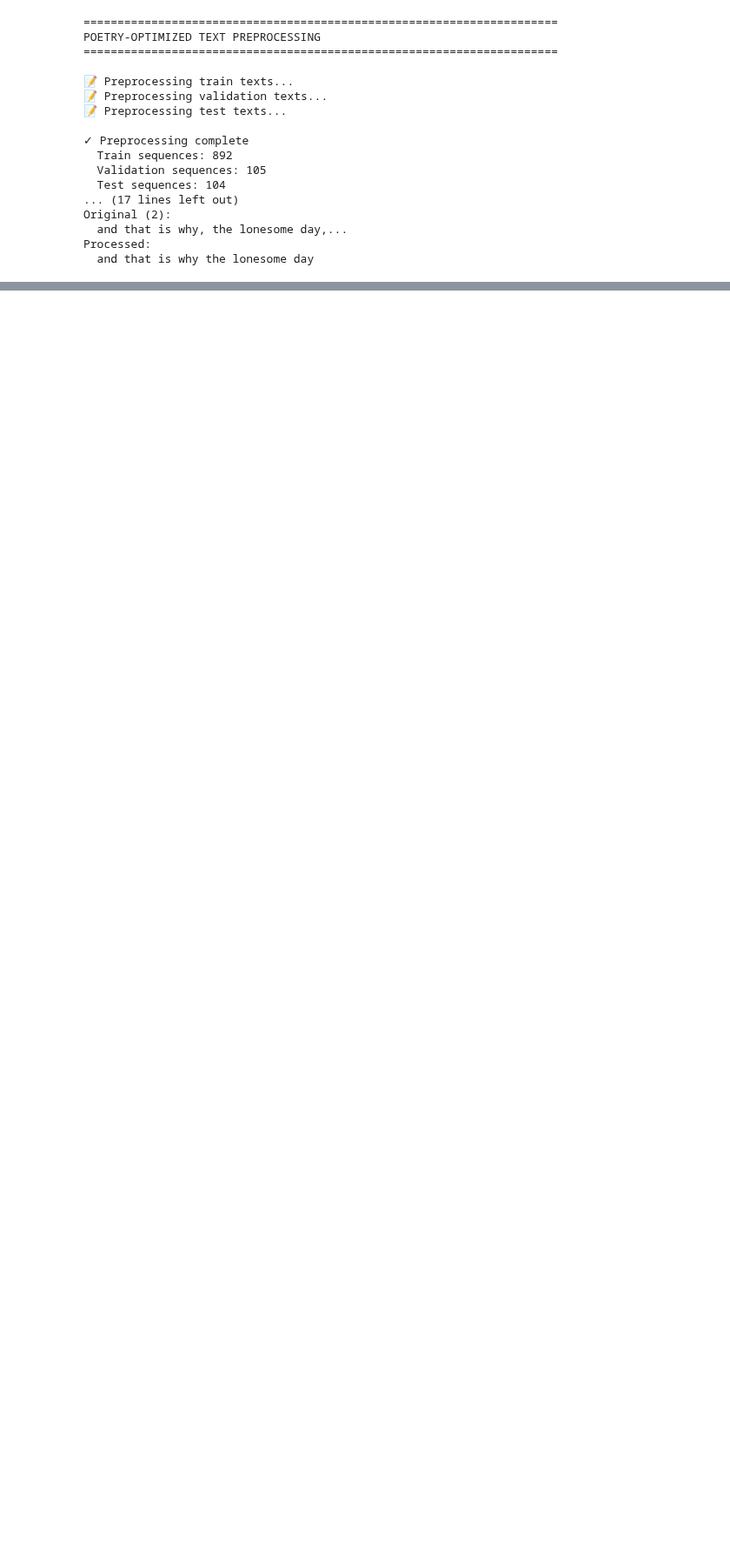
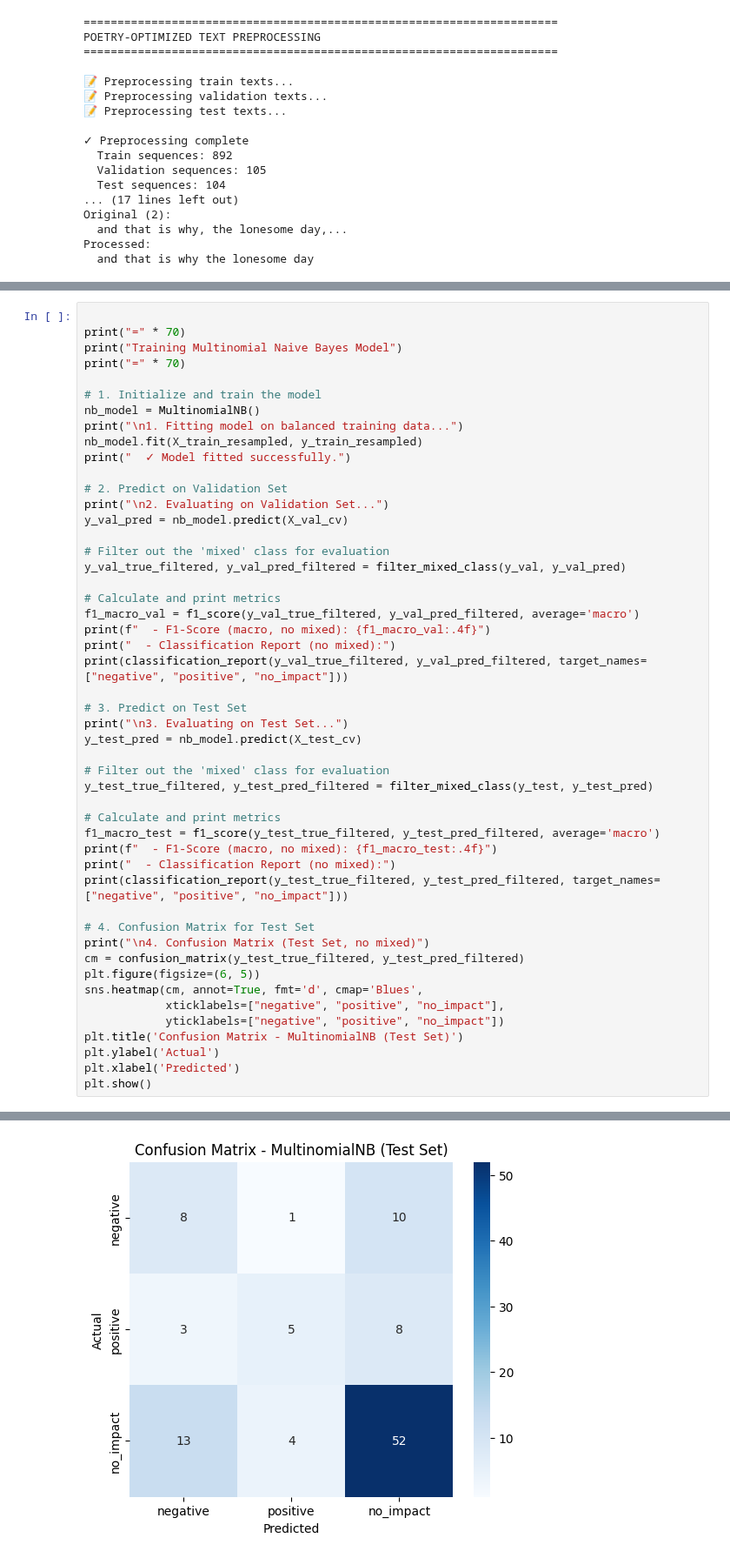
Before and after one commit to erikosobot/Sentiment-Analysis, a Jupyter notebook: Sentiment_Analysis_NB_SVM_Comparison.ipynb, the cells around one changed output, grey strips where cells are left out. Shown at 87% size. Drawn from its saved outputs; the diff is of its cells as text; blank space fills up the shorter version.

Commit message:
expand Sentiment_Analysis_NB_SVM_Comparison.ipynb: add CountVectorizer + SMOTE balancing, train/evaluate MultinomialNB (metrics & confusion matrix; executed cells with outputs)

```diff
--- a/Sentiment_Analysis_NB_SVM_Comparison.ipynb
+++ b/Sentiment_Analysis_NB_SVM_Comparison.ipynb
@@ -429,0 +521,50 @@ Processed:
+# %%
+
+print("=" * 70)
+print("Training Multinomial Naive Bayes Model")
+print("=" * 70)
+
+# 1. Initialize and train the model
+nb_model = MultinomialNB()
+print("\n1. Fitting model on balanced training data...")
+nb_model.fit(X_train_resampled, y_train_resampled)
+print("  ✓ Model fitted successfully.")
+
+# 2. Predict on Validation Set
+print("\n2. Evaluating on Validation Set...")
+y_val_pred = nb_model.predict(X_val_cv)
+
+# Filter out the 'mixed' class for evaluation
+y_val_true_filtered, y_val_pred_filtered = filter_mixed_class(y_val, y_val_pred)
+
+# Calculate and print metrics
+f1_macro_val = f1_score(y_val_true_filtered, y_val_pred_filtered, average='macro')
+print(f"  - F1-Score (macro, no mixed): {f1_macro_val:.4f}")
+print("  - Classification Report (no mixed):")
+print(classification_report(y_val_true_filtered, y_val_pred_filtered, target_names=["negative", "positive", "no_impact"]))
+
+# 3. Predict on Test Set
+print("\n3. Evaluating on Test Set...")
+y_test_pred = nb_model.predict(X_test_cv)
+
+# Filter out the 'mixed' class for evaluation
+y_test_true_filtered, y_test_pred_filtered = filter_mixed_class(y_test, y_test_pred)
+
+# Calculate and print metrics
+f1_macro_test = f1_score(y_test_true_filtered, y_test_pred_filtered, average='macro')
+print(f"  - F1-Score (macro, no mixed): {f1_macro_test:.4f}")
+print("  - Classification Report (no mixed):")
+print(classification_report(y_test_true_filtered, y_test_pred_filtered, target_names=["negative", "positive", "no_impact"]))
+
+# 4. Confusion Matrix for Test Set
+print("\n4. Confusion Matrix (Test Set, no mixed)")
+cm = confusion_matrix(y_test_true_filtered, y_test_pred_filtered)
+plt.figure(figsize=(6, 5))
+sns.heatmap(cm, annot=True, fmt='d', cmap='Blues',
+            xticklabels=["negative", "positive", "no_impact"],
+            yticklabels=["negative", "positive", "no_impact"])
+plt.title('Confusion Matrix - MultinomialNB (Test Set)')
+plt.ylabel('Actual')
+plt.xlabel('Predicted')
+plt.show()
+# %% [output]
@@ -429,0 +588 @@ Processed:
+[figure, added]
```
Also changed, not shown: parts of 4 cells of this notebook.
